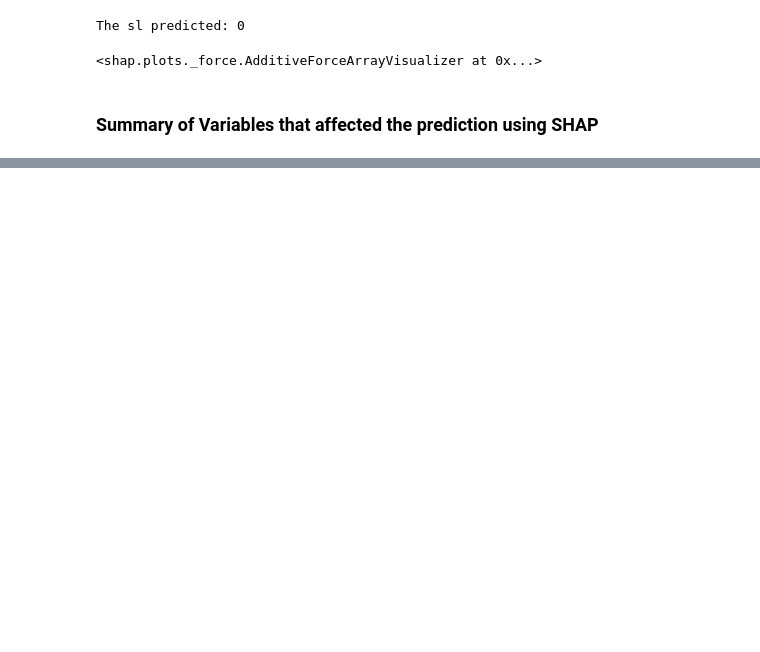
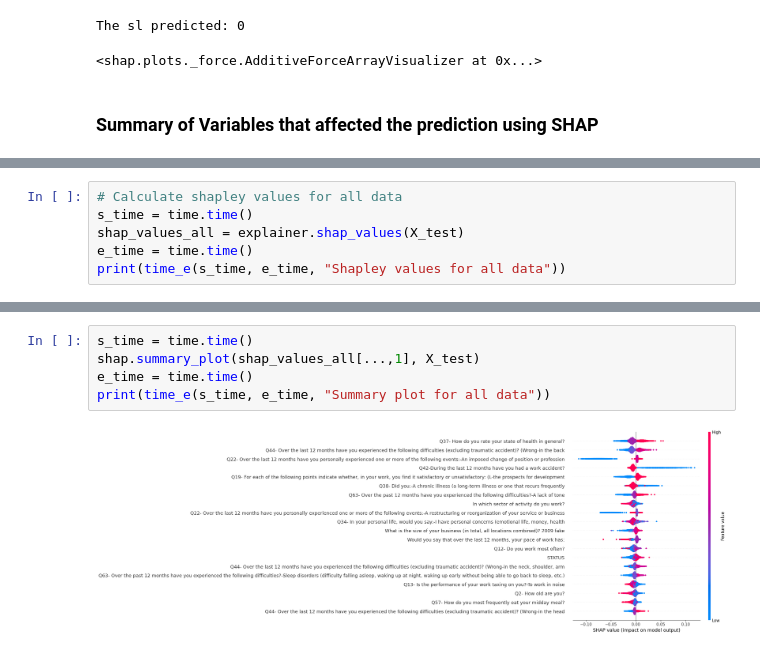
Before and after one commit to dilancroos/sl_predictors_xai, a Jupyter notebook: 01_shap.ipynb, the cells around one changed output, grey strips where cells are left out. Saved outputs shown, nothing was run; the diff lists cells and outputs as text; blank space fills up the shorter version.

Commit message:
Upd: SHAP on all data and indi

```diff
--- a/01_shap.ipynb
+++ b/01_shap.ipynb
@@ -216,0 +208,6 @@ It took 589 min and 58.4 seconds to calculate shap values for all of the data
+# %%
+# Calculate shapley values for all data
+s_time = time.time()
+shap_values_all = explainer.shap_values(X_test)
+e_time = time.time()
+print(time_e(s_time, e_time, "Shapley values for all data"))
@@ -216,0 +216,7 @@ It took 589 min and 58.4 seconds to calculate shap values for all of the data
+# %%
+s_time = time.time()
+shap.summary_plot(shap_values_all[...,1], X_test)
+e_time = time.time()
+print(time_e(s_time, e_time, "Summary plot for all data"))
+# %% [output]
+[figure, added]
```
Also changed, not shown: parts of 15 cells of this notebook.
